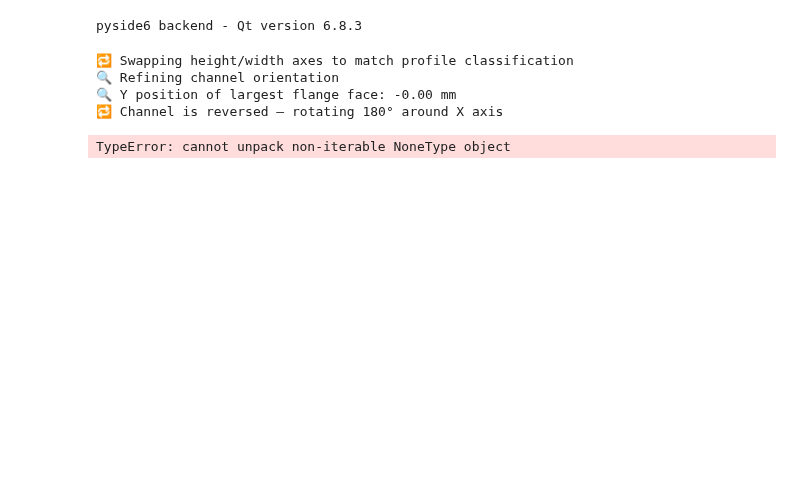
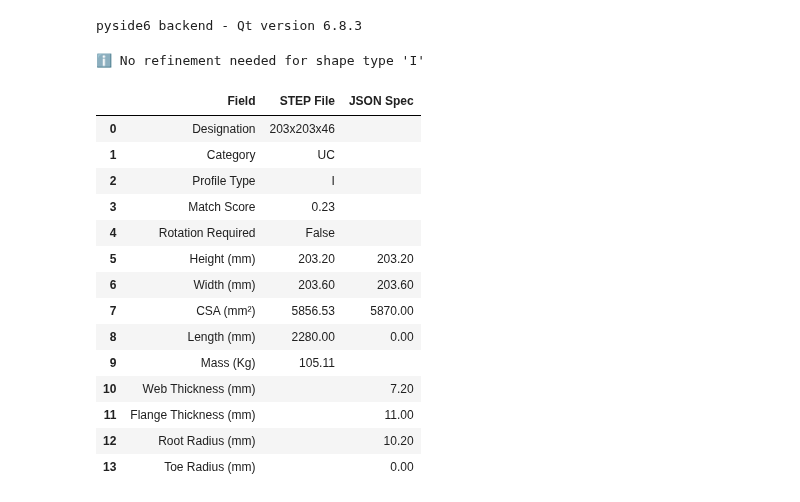
Before and after one commit to ukstevem/StepWrangling, a Jupyter notebook: notebooks/20250605.ipynb, the cells around one changed output. Saved outputs shown, nothing was run; the diff lists cells and outputs as text; code cells hidden in the pictures; blank space fills up the shorter version.

Commit message:
Refinements to the HTML document

```diff
--- a/notebooks/20250605.ipynb
+++ b/notebooks/20250605.ipynb
@@ -665,7 +665,7 @@ def refine_orientation_by_flange_face(shape, obb_geom, face_normal_dir, position
     Returns (possibly rotated) shape and updated OBB.
     """
     from OCC.Core.GProp import GProp_GProps
-    from OCC.Core.BRepGProp import brepgprop_SurfaceProperties
+    from OCC.Core.BRepGProp import brepgprop
     from OCC.Core.TopExp import TopExp_Explorer
     from OCC.Core.TopAbs import TopAbs_FACE
     from OCC.Core.BRepAdaptor import BRepAdaptor_Surface
@@ -708,7 +708,7 @@ def refine_orientation_by_flange_face(shape, obb_geom, face_normal_dir, position
 
             if angle < angle_threshold_rad:
                 gprops = GProp_GProps()
-                brepgprop_SurfaceProperties(face, gprops)
+                brepgprop.SurfaceProperties(face, gprops)
                 area = gprops.Mass()
                 centroid = gprops.CentreOfMass()
                 centroid_vec = np.array([centroid.X(), centroid.Y(), centroid.Z()])
@@ -738,7 +738,7 @@ def refine_orientation_by_flange_face(shape, obb_geom, face_normal_dir, position
         else:
             print(f"⚠️ No rotation logic defined for profile type '{profile_type}'")
             obb_geom = compute_obb_geometry(shape)
-            return shape, obb_geom
+        return shape, obb_geom
     else:
         print(f"✅ {profile_type} is correctly oriented — no rotation needed.")
         return shape, obb_geom
@@ -772,13 +772,13 @@ def refine_profile_orientation(shape, profile_match, obb_geom):
 # %%
 if __name__ == "__main__":
 
-    # step_path = "../data/0444-1 ANGLED.step"
+    step_path = "../data/0444-1 ANGLED.step"
     # step_path = "../data/ncTest.step"
     # step_path = "../data/TestEA.step"
     # step_path = "../data/TestEAMirror.step"
     # step_path = "../data/TestUEA.step"
     # step_path = "../data/TestUEAMirror.step"
-    step_path = "../data/TestPFC.step"
+    # step_path = "../data/TestPFC.step"
     shape_orig = load_step(step_path)
 
     # visualize(shape_orig, viewer, color="GRAY")
@@ -839,66 +839,49 @@ if __name__ == "__main__":
         aligned_shape,
         profile_match,
         compute_obb_geometry(aligned_shape)
     )
 
-    # # STEP 8: Align OBB to global DSTV frame using frame transform
-    # # Construct gp_Ax3 from origin and axis directions
-    # obb_frame = gp_Ax3(
-    #     origin_local,
-    #     aligned_dir_z,  # Y axis becomes "main" direction (Z is inferred from X × Y)
-    #     aligned_dir_x   # X axis as the reference direction
-    # )
-
-    # aligned_shape, trsf = align_obb_to_dstv_frame(
-    #     primary_aligned_shape,
-    #     origin_local,
-    #     aligned_dir_x,
-    #     aligned_dir_y,
-    #     aligned_dir_z
-    # )
-
-    # obb_final = compute_obb_geometry(aligned_shape)
-    # final_dir_x = obb_final["aligned_dir_x"]
-    # final_dir_y = obb_final["aligned_dir_y"]
-    # final_dir_z = obb_final["aligned_dir_z"]
-
-    # STEP 8.5 - rcreate final location frame for use in hole positioning
-    # dstv_frame = gp_Ax3(
-    #     gp_Pnt(0, 0, 0),
-    #     gp_Dir(final_dir_z.XYZ()),  # Z as main (Y axis of DSTV)
-    #     gp_Dir(final_dir_x.XYZ())   # X as length axis
-    # )
-
     dstv_frame = gp_Ax3(
         gp_Pnt(0, 0, 0),
         gp_Dir(obb_geom["aligned_dir_z"].XYZ()),
         gp_Dir(obb_geom["aligned_dir_x"].XYZ())
     )
 
     # STEP 9: Visual debugging — origin and axes
     # origin_marker = make_origin_marker(gp_Pnt(0, 0, 0))
     # arrow_x = make_arrow(gp_Pnt(0, 0, 0), final_dir_x)  # X = length
     # arrow_y = make_arrow(gp_Pnt(0, 0, 0), final_dir_y)  # Y = height
     # arrow_z = make_arrow(gp_Pnt(0, 0, 0), final_dir_z)  # Z = width
     origin_marker = make_origin_marker(gp_Pnt(0, 0, 0))
     arrow_x = make_arrow(gp_Pnt(0, 0, 0), obb_geom["aligned_dir_x"])
     arrow_y = make_arrow(gp_Pnt(0, 0, 0), obb_geom["aligned_dir_y"])
     arrow_z = make_arrow(gp_Pnt(0, 0, 0), obb_geom["aligned_dir_z"])
 
     visualize(origin_marker, viewer, color="PSS_LIGHT_BLUE")
     visualize(arrow_x, viewer, color="RED")
     visualize(arrow_y, viewer, color="GREEN")
     visualize(arrow_z, viewer, color="BLUE")
     visualize(aligned_shape, viewer, color="PSS_DARK_BLUE")
 
     # print(profile_match)
     print_result_table(profile_match)
 # %% [output]
-🔁 Swapping height/width axes to match profile classification
-🔍 Refining channel orientation
-🔍 Y position of largest flange face: -0.00 mm
-🔁 Channel is reversed — rotating 180° around X axis
+ℹ️ No refinement needed for shape type 'I'
-TypeError: cannot unpack non-iterable NoneType object
+|  | Field | STEP File | JSON Spec |
+| 0 | Designation | 203x203x46 |  |
+| 1 | Category | UC |  |
+| 2 | Profile Type | I |  |
+| 3 | Match Score | 0.23 |  |
+| 4 | Rotation Required | False |  |
+| 5 | Height (mm) | 203.20 | 203.20 |
+| 6 | Width (mm) | 203.60 | 203.60 |
+| 7 | CSA (mm²) | 5856.53 | 5870.00 |
+| 8 | Length (mm) | 2280.00 | 0.00 |
+| 9 | Mass (Kg) | 105.11 |  |
+| 10 | Web Thickness (mm) |  | 7.20 |
+| 11 | Flange Thickness (mm) |  | 11.00 |
+| 12 | Root Radius (mm) |  | 10.20 |
+| 13 | Toe Radius (mm) |  | 0.00 |
 # %%
 # DSTV Plane projection
 # %%
```
Also changed, not shown: parts of 5 cells of this notebook.
